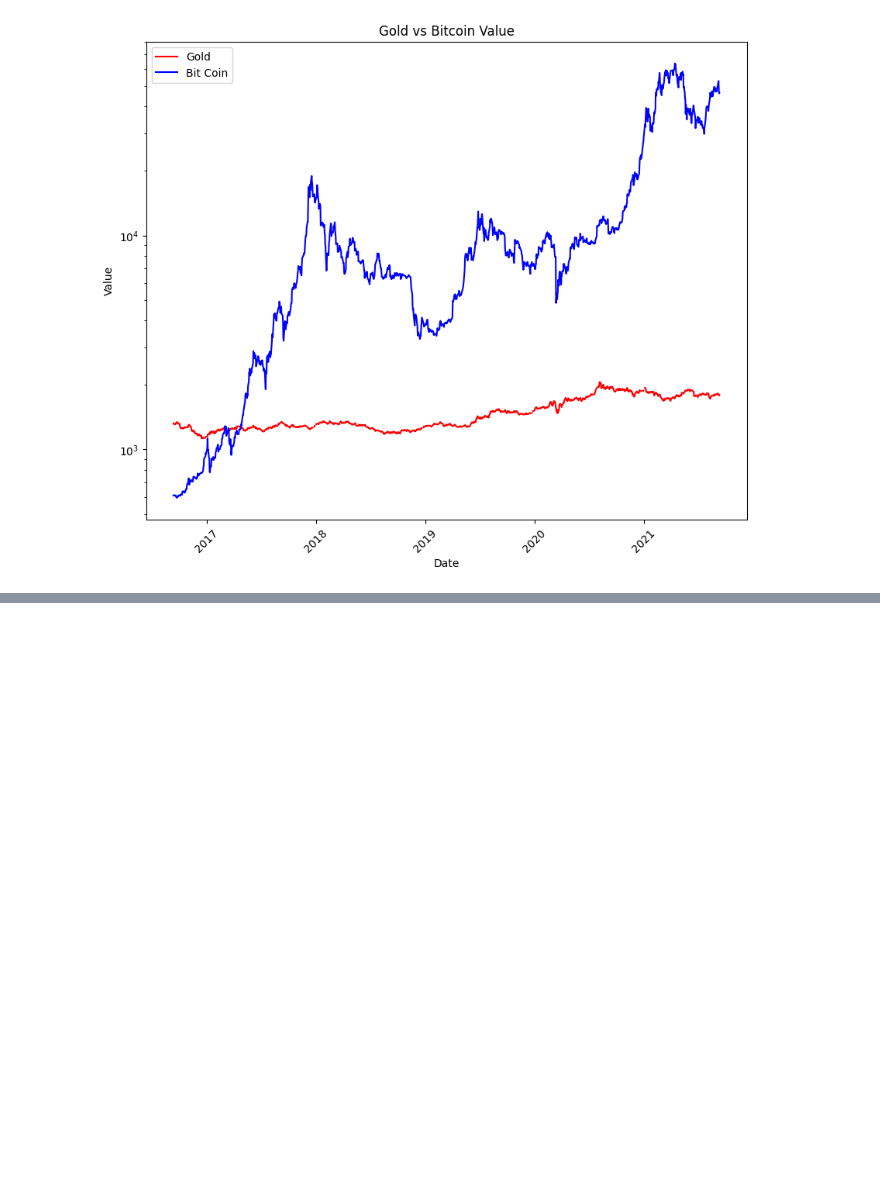
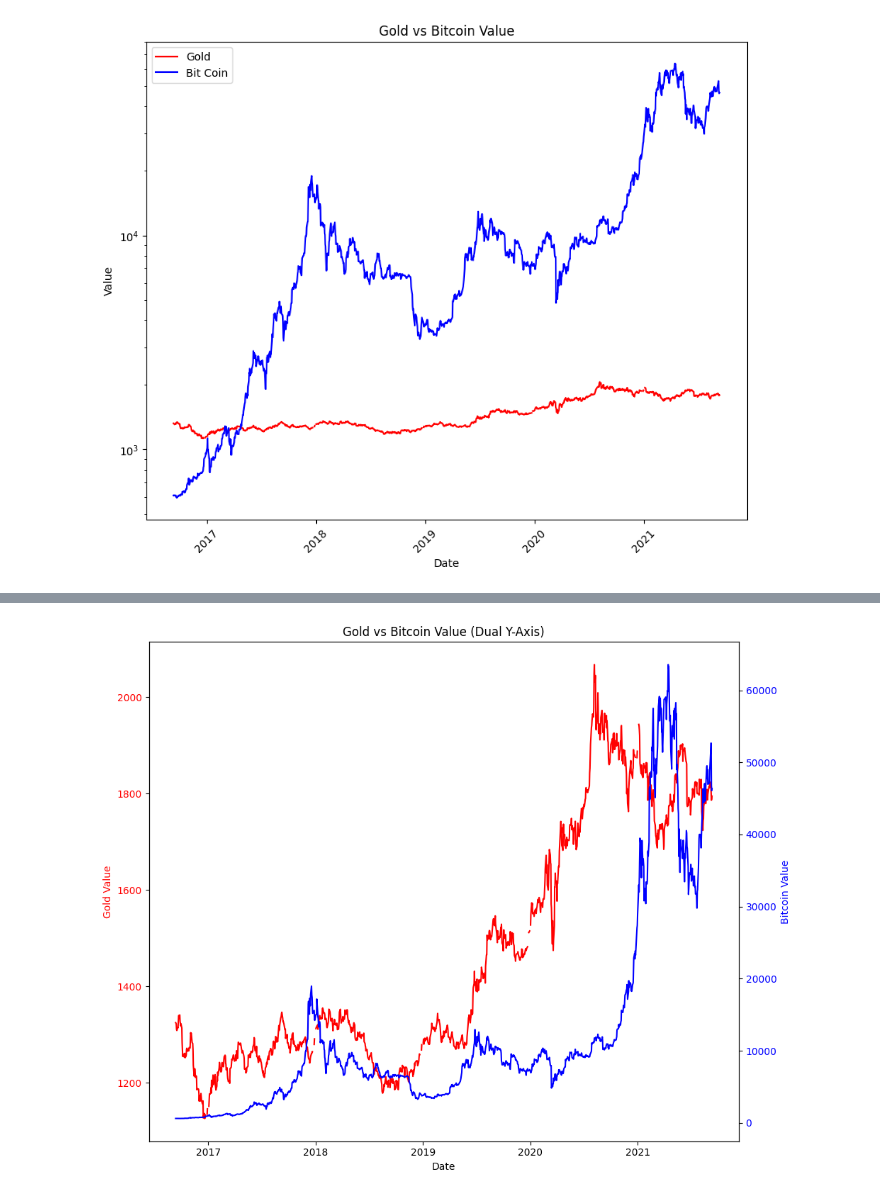
Before and after one commit to magriffy/Portfolio_Data_Analytics, a Jupyter notebook: GoldvsBitCoin/Analysis.ipynb, the cells around one changed output, grey strips where cells are left out. Saved outputs shown, nothing was run; the diff lists cells and outputs as text; code cells hidden in the pictures; blank space fills up the shorter version.

```diff
--- a/GoldvsBitCoin/Analysis.ipynb
+++ b/GoldvsBitCoin/Analysis.ipynb
@@ -76,0 +77,21 @@ KeyError: 'USD (PM)'
+# %%
+fig, ax1 = plt.subplots(figsize=(10,8))
+
+# Plot Gold on the first y-axis
+ax1.plot(merged_df["Date"], merged_df["Value1"], color='r', label='Gold')
+ax1.set_xlabel("Date")
+ax1.set_ylabel("Gold Value", color='r')
+ax1.tick_params(axis='y', labelcolor='r')
+
+# Create a second y-axis to plot Bitcoin
+ax2 = ax1.twinx()
+ax2.plot(merged_df["Date"], merged_df["Value"], color='b', label='Bitcoin')
+ax2.set_ylabel("Bitcoin Value", color='b')
+ax2.tick_params(axis='y', labelcolor='b')
+
+plt.title("Gold vs Bitcoin Value (Dual Y-Axis)")
+plt.xticks(rotation=45)
+fig.tight_layout()
+plt.show()
+# %% [output]
+[figure, added]
```
Also changed, not shown: parts of 2 cells of this notebook.
